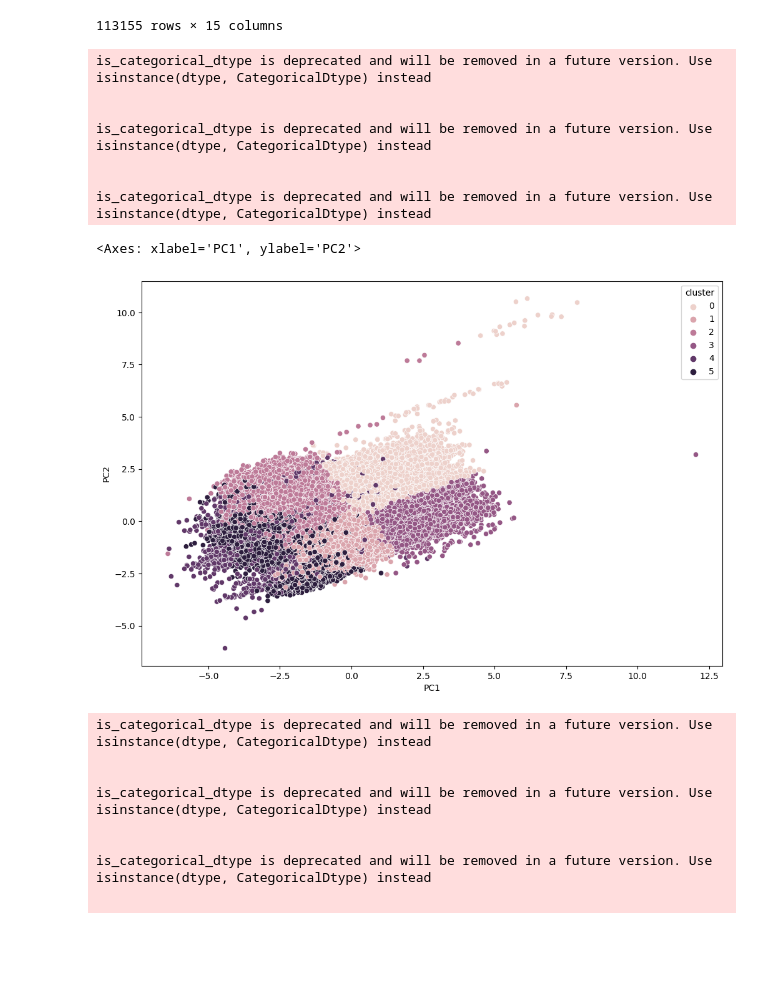
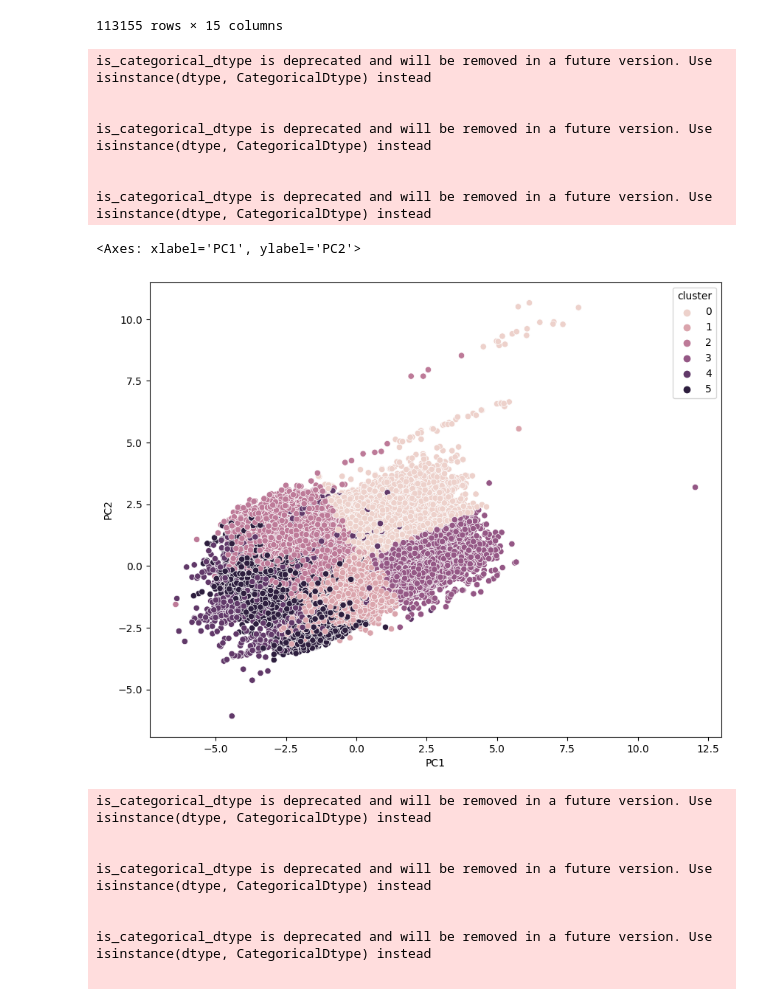
Before and after one commit to abiramvyas/US_Accidents, a Jupyter notebook: Clustering.ipynb, the cells around one changed output. Saved outputs shown, nothing was run; the diff lists cells and outputs as text; code cells hidden in the pictures; blank space fills up the shorter version.

```diff
--- a/Clustering.ipynb
+++ b/Clustering.ipynb
@@ -184,18 +184,18 @@ concat_df
 | 113154 | 113154 | -117.411771 | 34.136442 | 90.0 | 90.0 | 7.0 | 28.72 | ... |
 113155 rows × 15 columns
 # %%
-plt.figure(figsize=(12,8))
+plt.figure(figsize=(10,8))
 sns.scatterplot(data = concat_df, x='PC1',y='PC2',hue='cluster')
 # %% [output]
 is_categorical_dtype is deprecated and will be removed in a future version. Use isinstance(dtype, CategoricalDtype) instead
 
 
 is_categorical_dtype is deprecated and will be removed in a future version. Use isinstance(dtype, CategoricalDtype) instead
 
 
 is_categorical_dtype is deprecated and will be removed in a future version. Use isinstance(dtype, CategoricalDtype) instead
 <Axes: xlabel='PC1', ylabel='PC2'>
-[figure, old version]
+[figure, new version]
 # %%
 plt.figure(figsize=(12,8))
 plt.subplot(1,2,1)
```
Also changed, not shown: parts of 4 cells of this notebook.
